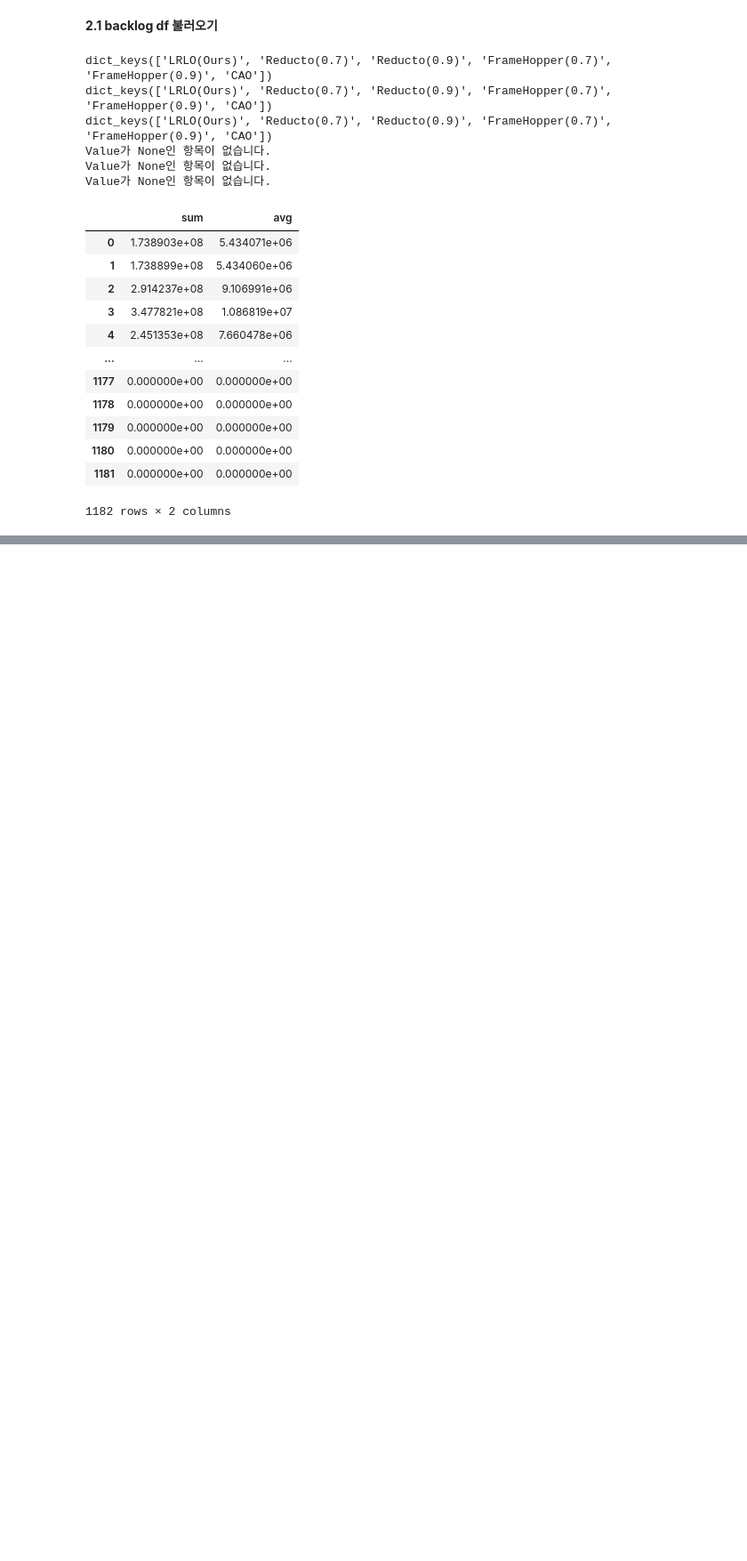
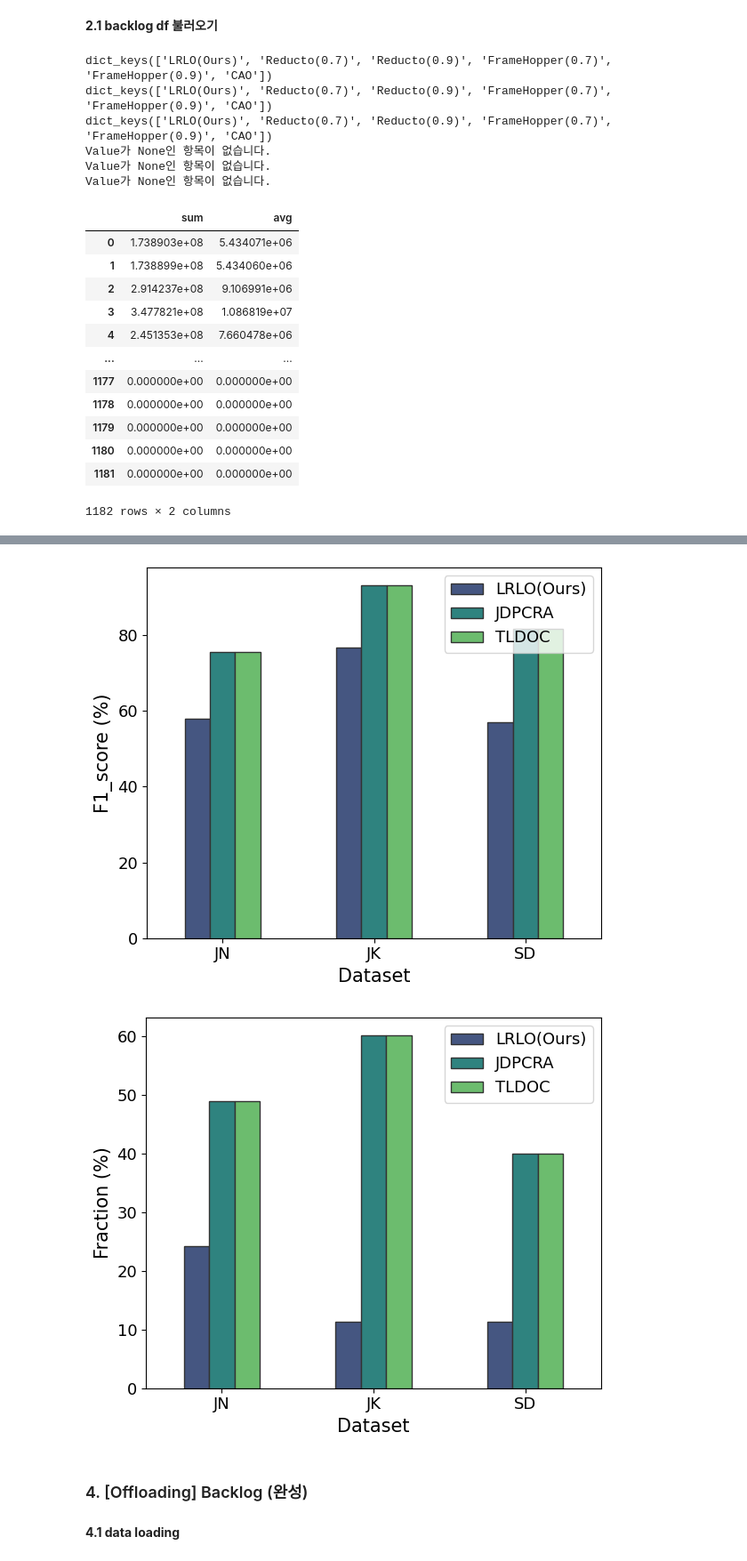
Before and after one commit to webb-c/Visualization-is-All-you-Need, a Jupyter notebook: LRLO_revision.ipynb, the cells around one changed output, grey strips where cells are left out. Shown at 89% size. Drawn from its saved outputs; the diff is of its cells as text; code cells hidden in the pictures; blank space fills up the shorter version.

```diff
--- a/LRLO_revision.ipynb
+++ b/LRLO_revision.ipynb
@@ -317,0 +465,28 @@ plot_backlog_smoothed(backlog_df_dict, 'JK', 3, scale_factor=0.1, time_limit=200
+# %%
+
+axis_size = 13
+label_size = 15
+
+metrics = ['f1_score', 'fraction']
+
+for metric in metrics:
+    fig, ax = plt.subplots(figsize=(6, 5))
+
+    # Metric 데이터를 위한 막대 그래프 생성
+    metric_df = off_df.melt(id_vars=['dataset', 'method'], value_vars=[metric],
+                            var_name='Metric', value_name='Value')
+
+    sns.barplot(data=metric_df, x='dataset', y='Value', hue='method', ax=ax, palette="viridis", edgecolor='0.2', width=0.5)
+
+    ax.set_xlabel('Dataset', fontsize=label_size)
+    ax.set_ylabel(f'{metric.capitalize()} (%)', fontsize=label_size)
+    ax.yaxis.set_major_formatter(FuncFormatter(lambda y, _: f'{y * 100:.0f}'))  # 예: 0.1 -> 10
+    ax.tick_params(axis='x', labelsize=axis_size)
+    ax.tick_params(axis='y', labelsize=axis_size)
+    ax.legend(loc='upper right', fontsize=axis_size)
+
+    plt.tight_layout()
+    plt.show()
+# %% [output]
+[figure, added]
+[figure, added]
@@ -317,0 +519,4 @@ plot_backlog_smoothed(backlog_df_dict, 'JK', 3, scale_factor=0.1, time_limit=200
+# %% [markdown]
+### 4. [Offloading] Backlog (완성)
+# %% [markdown]
+**4.1 data loading**
```
Also changed, not shown: parts of 15 cells of this notebook, 1 other file.
